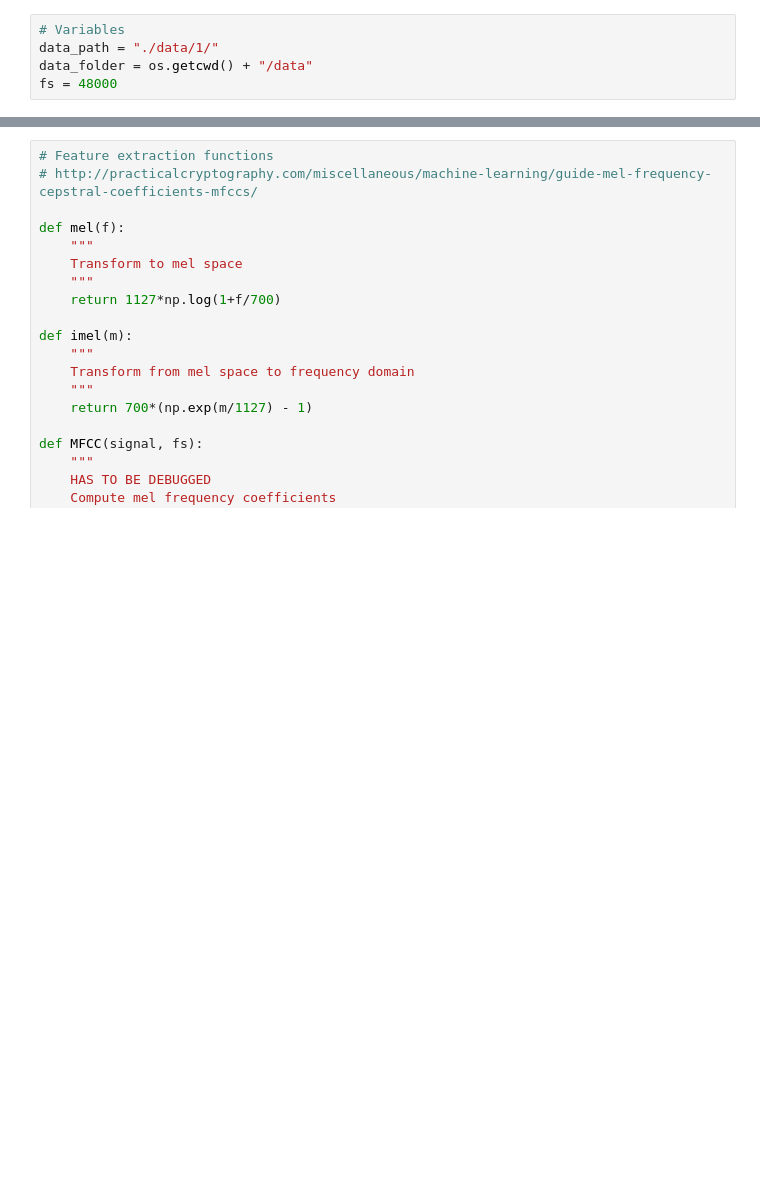
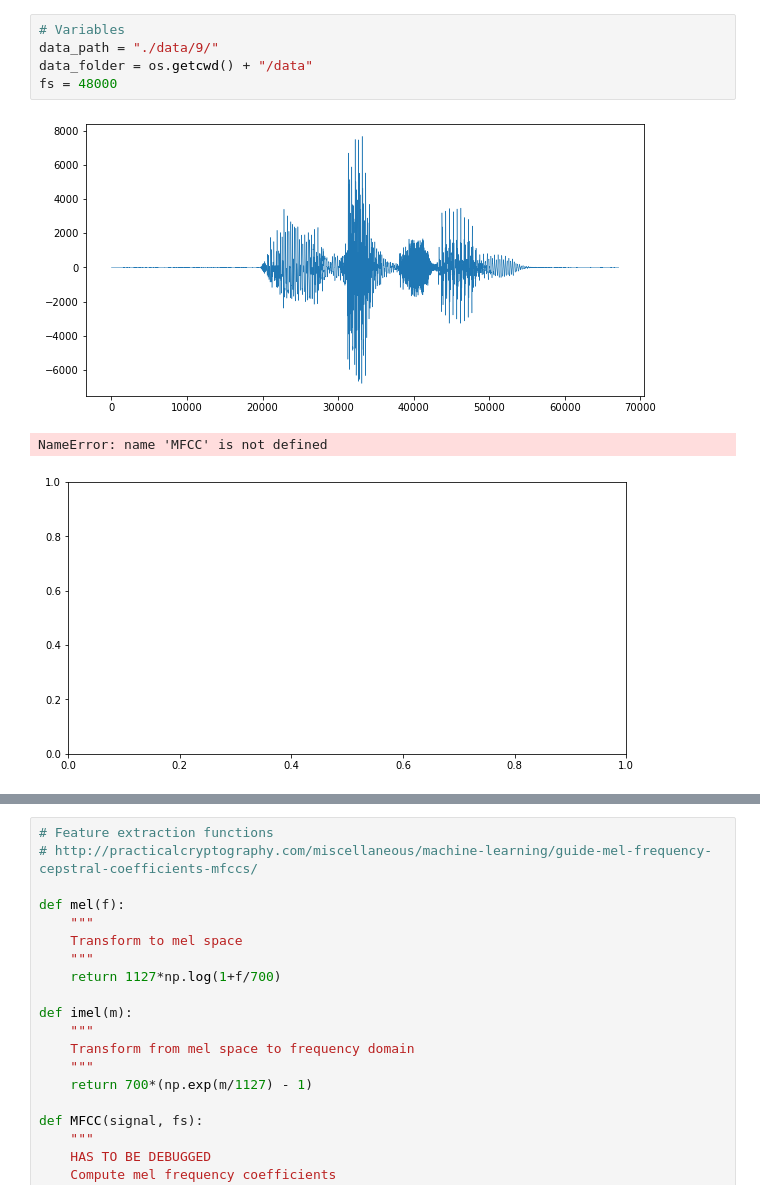
Before and after one commit to alluvm/speech_processing, a Jupyter notebook: processing.ipynb, the cells around one changed output, grey strips where cells are left out. Cells and saved outputs as stored; diff of their text form; blank space fills up the shorter version.

```diff
--- a/processing.ipynb
+++ b/processing.ipynb
@@ -37,8 +38,12 @@ Requirement already satisfied: python-dateutil>=2.7 in /opt/software/lib/python3
 # %%
 # Variables
-data_path = "./data/1/"
+data_path = "./data/9/"
 data_folder = os.getcwd() + "/data"
 fs = 48000
+# %% [output]
+[figure, added]
+NameError: name 'MFCC' is not defined
+[figure, added]
 # %%
 # Utility Functions
 import librosa
```
Also changed, not shown: parts of 7 cells of this notebook, 3 other files.
